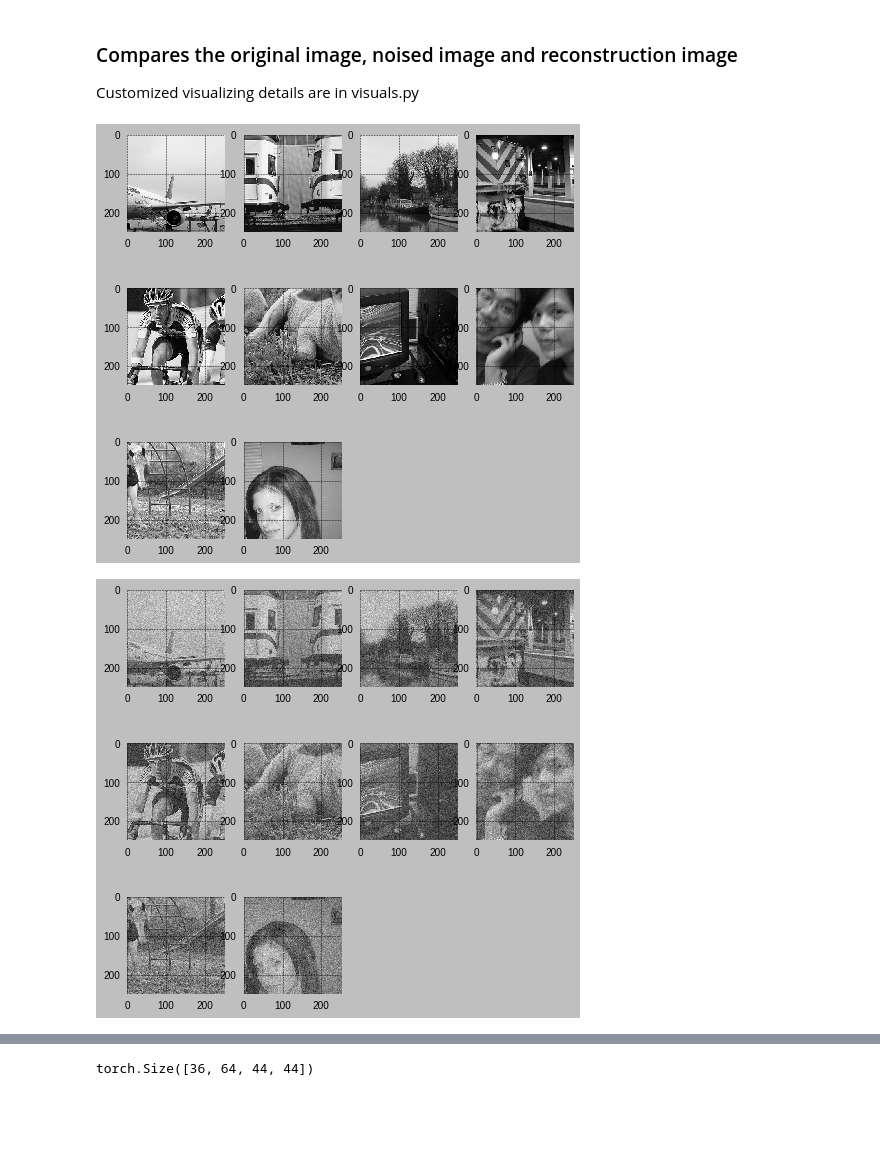
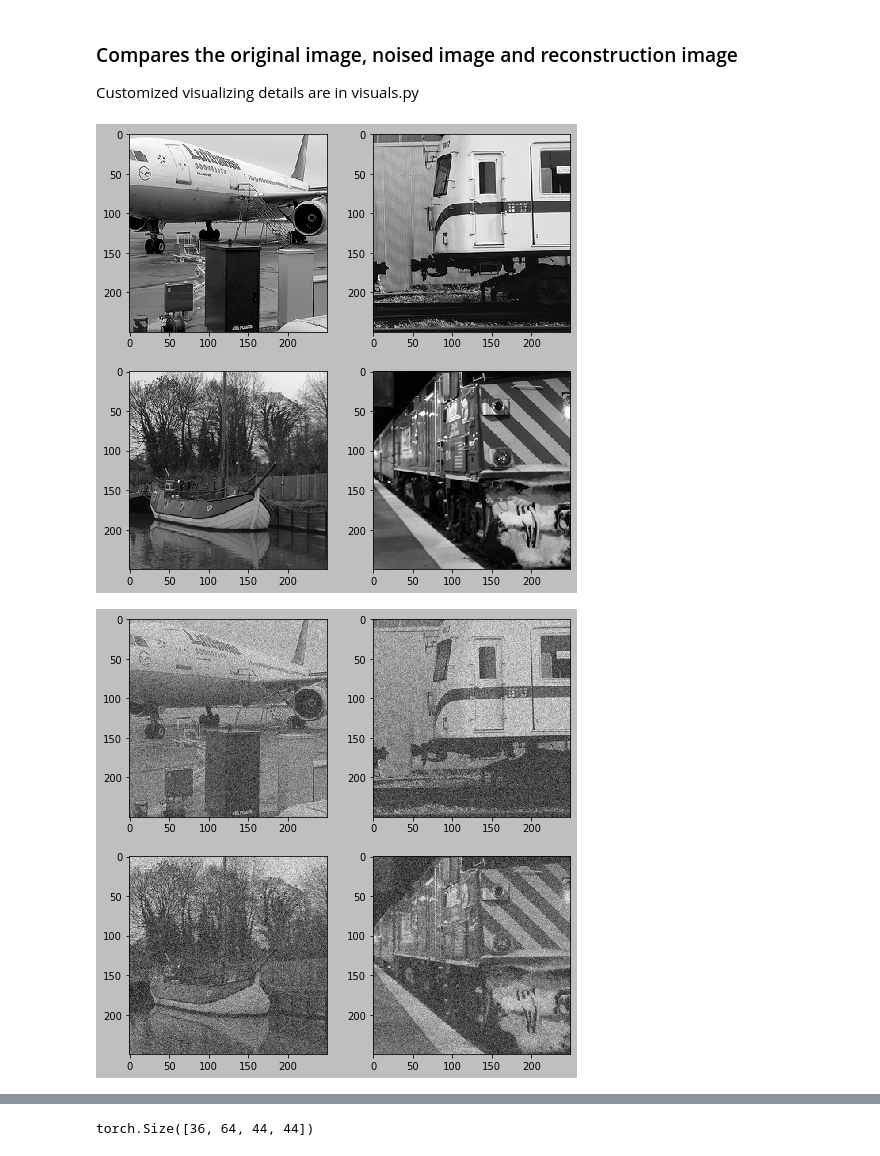
Before and after one commit to garysnake/crsae, a Jupyter notebook: pytorch/src/experiments (voc).ipynb, the cells around one changed output, grey strips where cells are left out. Cells and saved outputs as stored; diff of their text form; code cells hidden in the pictures; blank space fills up the shorter version.

```diff
--- a/pytorch/src/experiments (voc).ipynb
+++ b/pytorch/src/experiments (voc).ipynb
@@ -135,33 +132,33 @@ import visuals
 test_img_list = []
 noisy_img_list = []
 embedding_model_np = []
 img_model_np = []
-num_data = 10
+num_data = 4
 noiseSTD = 30
 
 with torch.no_grad():
     for i, (img_test, _) in enumerate(tqdm(data_loader)):
 
         test_img_list.append(img_test.numpy())
         # Blurred the image with guassian noise
         noisy_img = (img_test + noiseSTD / 255 * torch.randn(img_test.shape)).to(DEVICE)
 
         # Produce reconstruction + obtain sparse code
         img_new, x_new, _ = result_model(noisy_img)
         noisy_img_list.append(noisy_img.view(-1).to("cpu").detach().numpy())
         embedding_model_np.append(x_new.view(-1).to("cpu").detach().numpy())
         img_model_np.append(img_new.view(-1).to("cpu").detach().numpy())
         if i == num_data-1:
             break
 
 embedding_model_np = np.array(embedding_model_np)
 
 plt.style.use('grayscale')
 
 # Visualize the image itself to see the noisy input
 visuals.visualize_img(test_img_list, labels_nparray, (250,250))
 visuals.visualize_img(noisy_img_list, labels_nparray, (250,250))
 visuals.visualize_img(img_model_np, labels_nparray, (250,250))
 # %% [output]
-[figure, old version]
+[figure, new version]
-[figure, old version]
+[figure, new version]
```
Also changed, not shown: parts of 17 cells of this notebook, 3 other files.
